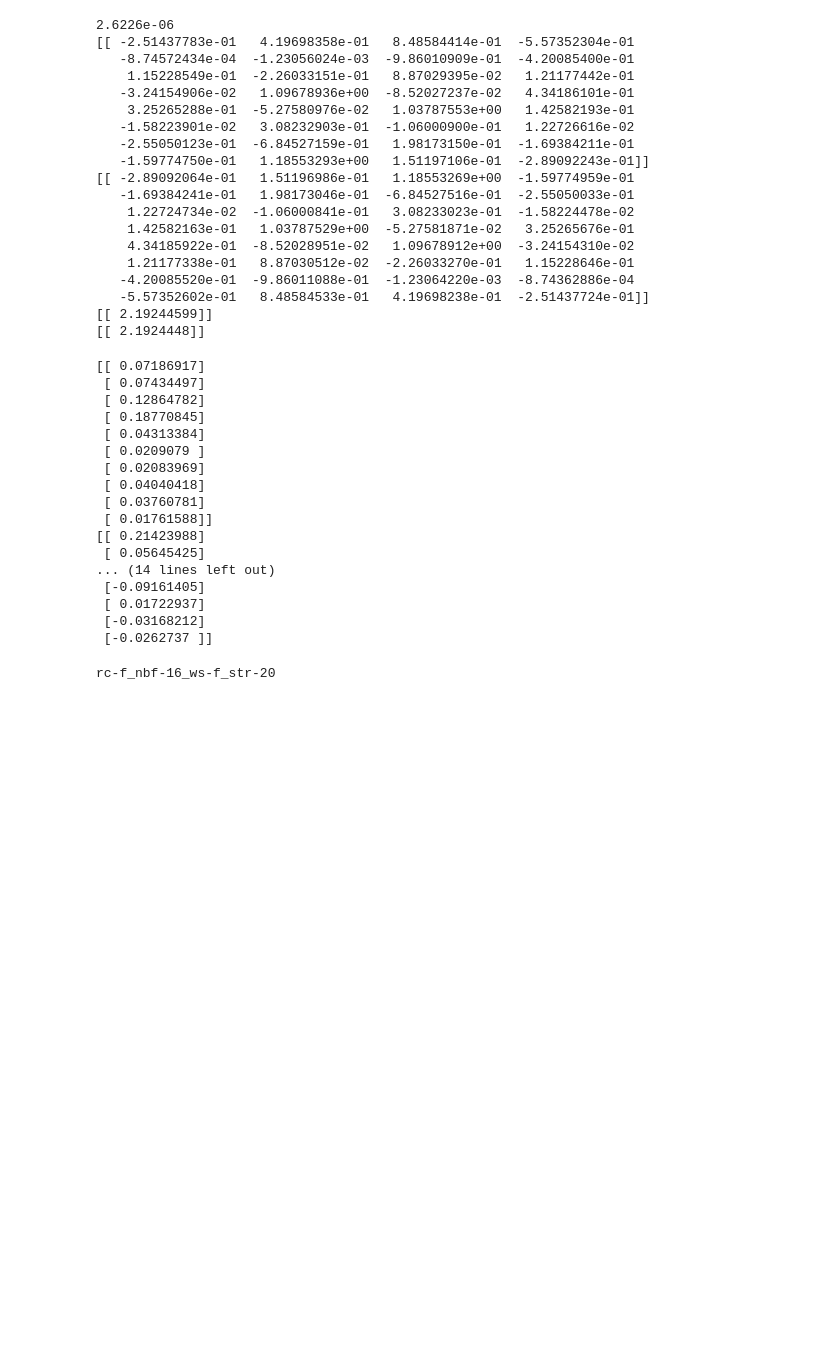
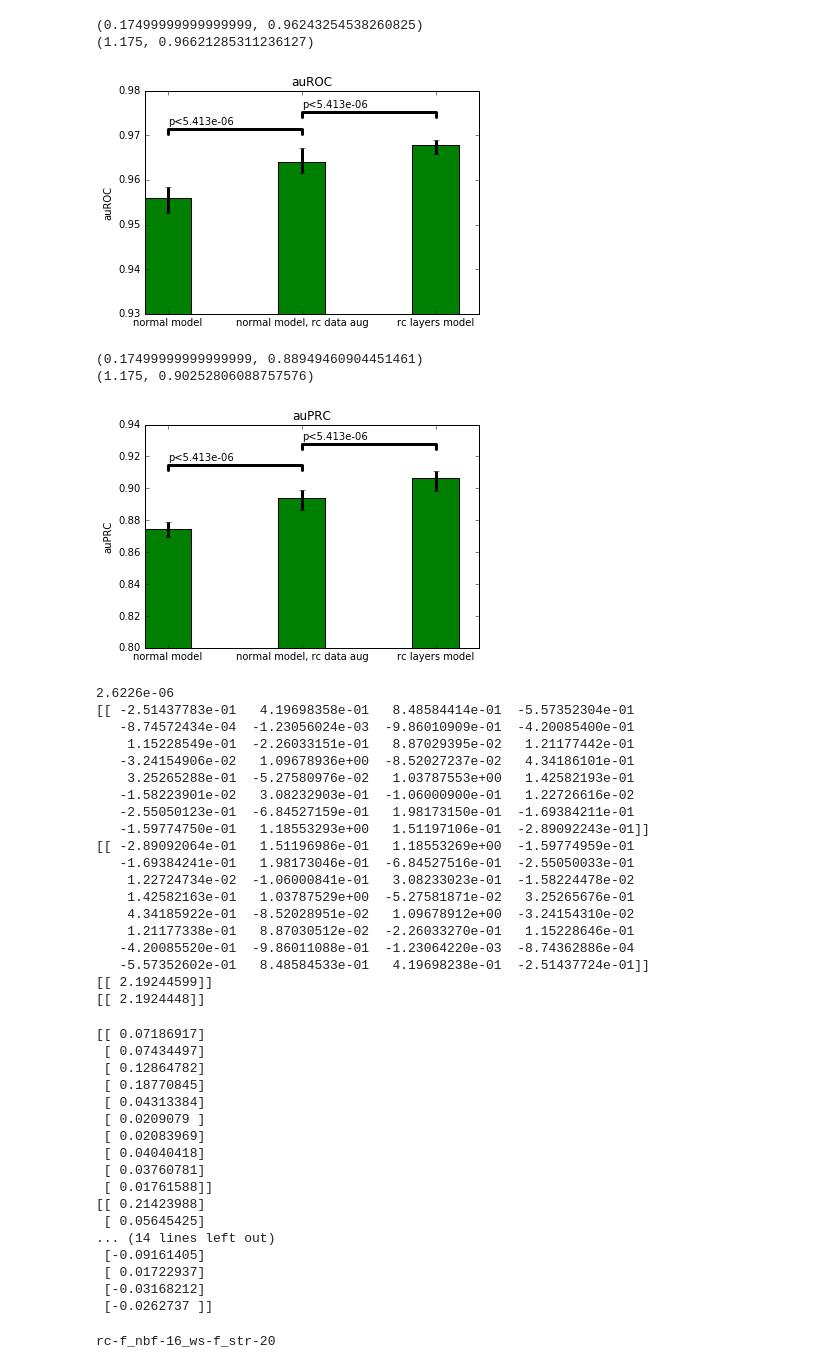
Before and after one commit to kundajelab/av_scripts, a Jupyter notebook: adhoc/revcomp_and_ws_experiments/Analyse Score Consistency.ipynb, the cells around one changed output. Cells and saved outputs as stored; diff of their text form; code cells hidden in the pictures; blank space fills up the shorter version.

```diff
--- a/adhoc/revcomp_and_ws_experiments/Analyse Score Consistency.ipynb
+++ b/adhoc/revcomp_and_ws_experiments/Analyse Score Consistency.ipynb
@@ -80,0 +134,18 @@ keras_model.layers
+# %%
+import json
+from collections import OrderedDict
+grouped_records = OrderedDict()
+for records_info in records_infos:
+    db_records = json.loads(open(records_info['database_path']).read())['records']
+    filtered_records = []
+    unique_messages = set()
+    for record in db_records:
+        message = record['message']
+        if records_info['descriptor'] in message:
+            if message not in unique_messages: #avoid double-counting runs
+                filtered_records.append(record)
+                unique_messages.add(message)
+    grouped_records[records_info['name']] = filtered_records
+# %%
+auroc_per_group = OrderedDict([(key, [x['best_valid_perf_info']['valid_all_stats']['mean_auROC'] for x in grouped_records[key]]) for key in grouped_records])
+auprc_per_group = OrderedDict([(key, [x['best_valid_perf_info']['valid_all_stats']['mean_auPRC'] for x in grouped_records[key]]) for key in grouped_records])
@@ -81,3 +173,57 @@ keras_model.layers
+# %%
+def label_diff(i,j,text,X,Y,yrange):
+    x = (X[i]+X[j])/2
+    y = 1.0*max(Y[i], Y[j])
+    dx = abs(X[i]-X[j])
+
+    y = y - 0.03*yrange
+
+    props = {'connectionstyle':'bar','arrowstyle':'-',\
+                 'shrinkA':35,'shrinkB':35,'lw':3}
+    ax.annotate(text, xy=(X[i],y+yrange*0.2), zorder=10)
+    print((X[i],y+0.0))
+    ax.annotate('', xy=(X[i],y+0.0), xytext=(X[j],y), arrowprops=props)
+
+for group_stats, stats_name, ymin, ymax in [(auroc_per_group, 'auROC', 0.93, 0.98), (auprc_per_group, 'auPRC', 0.8, 0.94)]:
+
+    N = 3
+    ind = np.arange(N)  # the x locations for the groups
+    width = 0.35       # the width of the bars
+    fig, ax = plt.subplots()
+
+    X = ind+width/2
+
+    all_rects = []
+
+
+    keys = list(group_stats.keys())
+
+    for series_idx, (series, color) in enumerate([(keys, 'g')]):
+        means = np.array([np.mean(group_stats[x]) for x in series])
+        upper_error = np.array([np.max(group_stats[x]) for x in series]) - means
+        lower_error = np.abs(np.array([np.min(group_stats[x]) for x in series]) - means)
+        rects = ax.bar(ind + width*series_idx, means, width, color=color, yerr=[upper_error, lower_error], ecolor='k', error_kw={'elinewidth':3})
+        all_rects.append(rects)
+
+    # add some text for labels, title and axes ticks
+    ax.set_ylabel(stats_name)
+    ax.set_ylim(ymin,ymax)
+    ax.set_title(stats_name)
+    ax.set_xticks(ind + width / 2.0)
+    ax.set_xticklabels(group_stats.keys())
+#    ax.legend((all_rects[0][0]), ('without-rc', 'with-rc'), loc=0)
+
+    label_diff(0,1,'p<5.413e-06',X,means,ymax-ymin)
+    label_diff(1,2,'p<5.413e-06',X,means,ymax-ymin)
+
+    plt.show()
+# %% [output]
+(0.17499999999999999, 0.96243254538260825)
+(1.175, 0.96621285311236127)
+[figure, added]
+(0.17499999999999999, 0.88949460904451461)
+(1.175, 0.90252806088757576)
+[figure, added]
 # %%
 import theano
 import keras.backend as K
```
Also changed, not shown: parts of 12 cells of this notebook, 1 other file.
